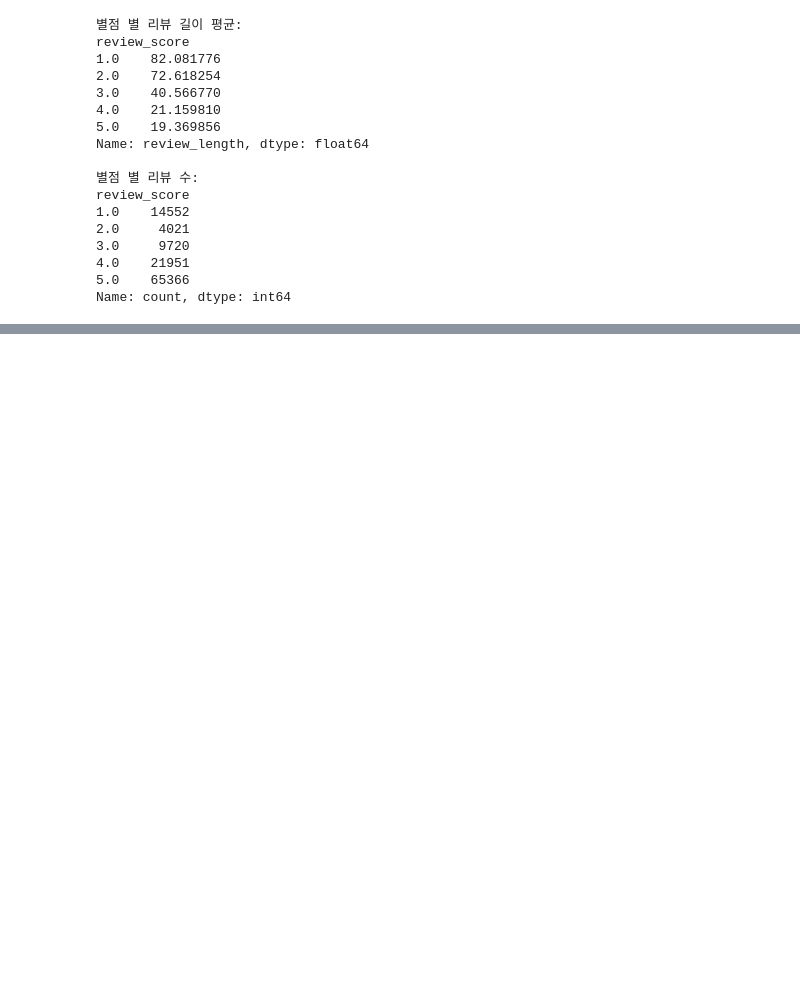
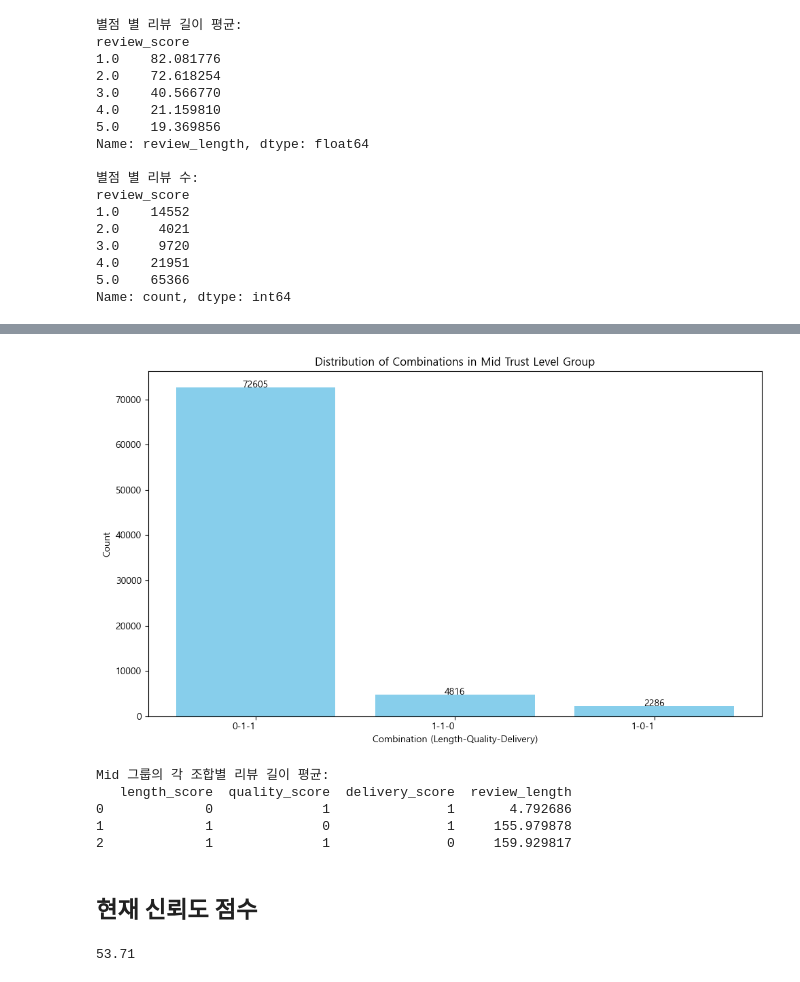
Before and after one commit to dothegee/ecommerce_project, a Jupyter notebook: code/review_comment_analysis2.ipynb, the cells around one changed output, grey strips where cells are left out. Drawn from its saved outputs; the diff is of its cells as text; code cells hidden in the pictures; blank space fills up the shorter version.

```diff
--- a/code/review_comment_analysis2.ipynb
+++ b/code/review_comment_analysis2.ipynb
@@ -338,0 +331,41 @@ Index(['order_id', 'customer_id', 'order_status', 'order_purchase_timestamp',
+# %%
+mid_combinations['combination'] = mid_combinations['length_score'].astype(str) + '-' + \
+                                  mid_combinations['quality_score'].astype(str) + '-' + \
+                                  mid_combinations['delivery_score'].astype(str)
+
+# 그래프 그리기
+plt.figure(figsize=(10, 6))
+plt.bar(mid_combinations['combination'], mid_combinations['count'], color='skyblue')
+plt.title('Distribution of Combinations in Mid Trust Level Group')
+plt.xlabel('Combination (Length-Quality-Delivery)')
+plt.ylabel('Count')
+
+plt.xticks(rotation=0, ha='right')
+for i, value in enumerate(mid_combinations['count']):
+    plt.text(i, value + 1, f"{value:.0f}", ha='center')
+plt.tight_layout()
+
+plt.show()
+# %% [output]
+[figure, added]
+# %%
+# Mid 그룹 필터링
+mid_group = df[df['trust_level'] == 'Mid']
+
+# Mid 그룹의 각 조합별 리뷰 길이 평균 계산
+mid_length_distribution = mid_group.groupby(['length_score', 'quality_score', 'delivery_score'])['review_length'].mean().reset_index()
+
+print("Mid 그룹의 각 조합별 리뷰 길이 평균:")
+print(mid_length_distribution)
+# %% [output]
+Mid 그룹의 각 조합별 리뷰 길이 평균:
+   length_score  quality_score  delivery_score  review_length
+0             0              1               1       4.792686
+1             1              0               1     155.979878
+2             1              1               0     159.929817
+# %% [markdown]
+## 현재 신뢰도 점수
+# %%
+round(df['trust_score'].mean()/3*100,2)
+# %% [output]
+53.71
```
Also changed, not shown: parts of 16 cells of this notebook.
